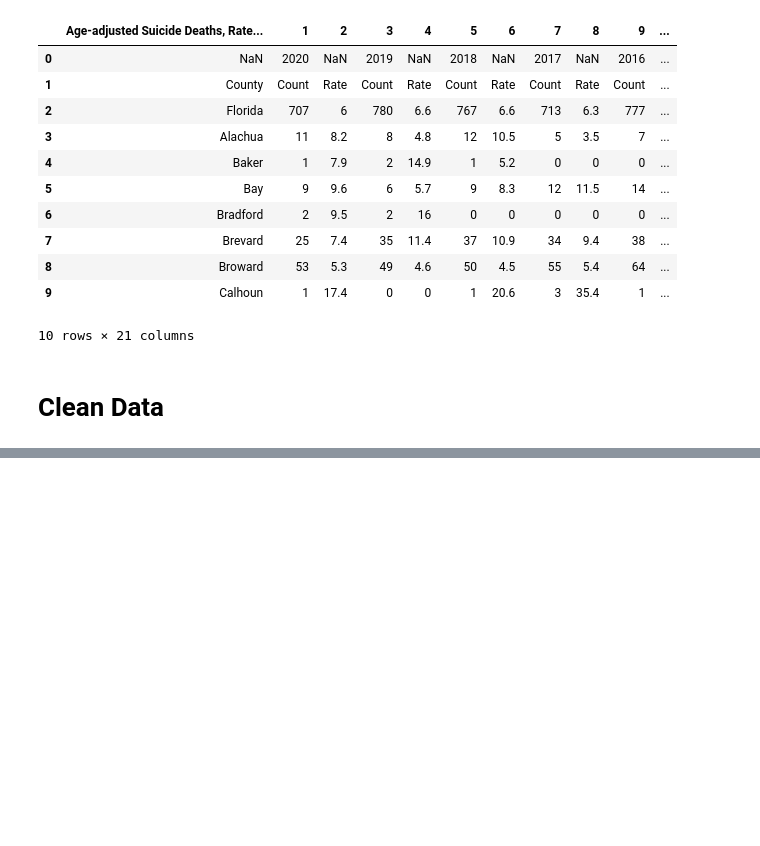
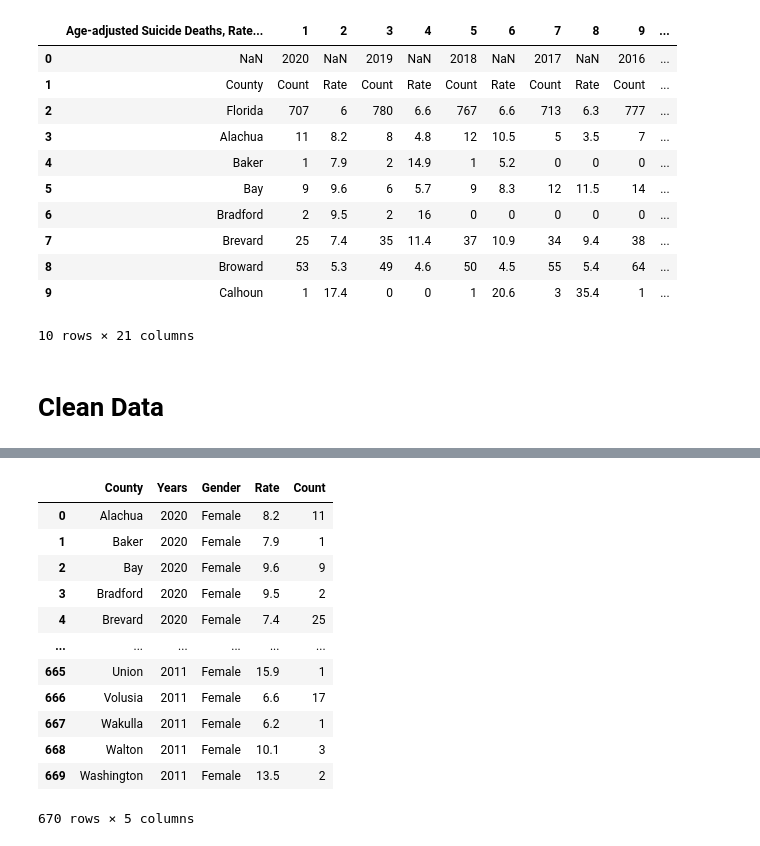
Before and after one commit to j89livingston/FSPC_Dashboard, a Jupyter notebook: Resources/Florida Suicide by Gender/Florida suicide female.ipynb, the cells around one changed output, grey strips where cells are left out. Saved outputs shown, nothing was run; the diff lists cells and outputs as text; code cells hidden in the pictures; blank space fills up the shorter version.

Commit message:
Clean female data by year and gender

```diff
--- a/Resources/Florida Suicide by Gender/Florida suicide female.ipynb
+++ b/Resources/Florida Suicide by Gender/Florida suicide female.ipynb
@@ -93,0 +156,5 @@ dtype: int64
+# %%
+#Rename columns with only years.
+onlycount.columns = ['County', '2020', '2019', '2018', '2017', '2016', '2015', '2014', '2013',
+                    '2012', '2011']
+onlycount.columns
@@ -93,0 +165,9 @@ dtype: int64
+# %%
+#Unpivot the columns to create a Years column
+pivdatacount = pd.melt(onlycount,
+            id_vars='County',
+            value_vars=list(onlycount.columns[1:]), # list of days of the week
+            var_name='Years',
+            value_name='Count')
+
+pivdatacount
@@ -93,0 +190,4 @@ dtype: int64
+# %%
+#Merge pivdatarate with pivdatacount to make one dataframe
+merge_df = pd.merge(pivdatarate, pivdatacount)
+merge_df
@@ -93,0 +208,20 @@ dtype: int64
+# %%
+merge_df['County'] = merge_df['County'].str.replace('Desoto', 'DeSoto')
+# %%
+#Add Gender column using  df.insert(location, column_name, list_of_values)
+merge_df.insert(2, 'Gender', "Female")
+merge_df
+# %% [output]
+|  | County | Years | Gender | Rate | Count |
+| 0 | Alachua | 2020 | Female | 8.2 | 11 |
+| 1 | Baker | 2020 | Female | 7.9 | 1 |
+| 2 | Bay | 2020 | Female | 9.6 | 9 |
+| 3 | Bradford | 2020 | Female | 9.5 | 2 |
+| 4 | Brevard | 2020 | Female | 7.4 | 25 |
+| ... | ... | ... | ... | ... | ... |
+| 665 | Union | 2011 | Female | 15.9 | 1 |
+| 666 | Volusia | 2011 | Female | 6.6 | 17 |
+| 667 | Wakulla | 2011 | Female | 6.2 | 1 |
+| 668 | Walton | 2011 | Female | 10.1 | 3 |
+| 669 | Washington | 2011 | Female | 13.5 | 2 |
+670 rows × 5 columns
```
Also changed, not shown: parts of 16 cells of this notebook, 2 other files.
